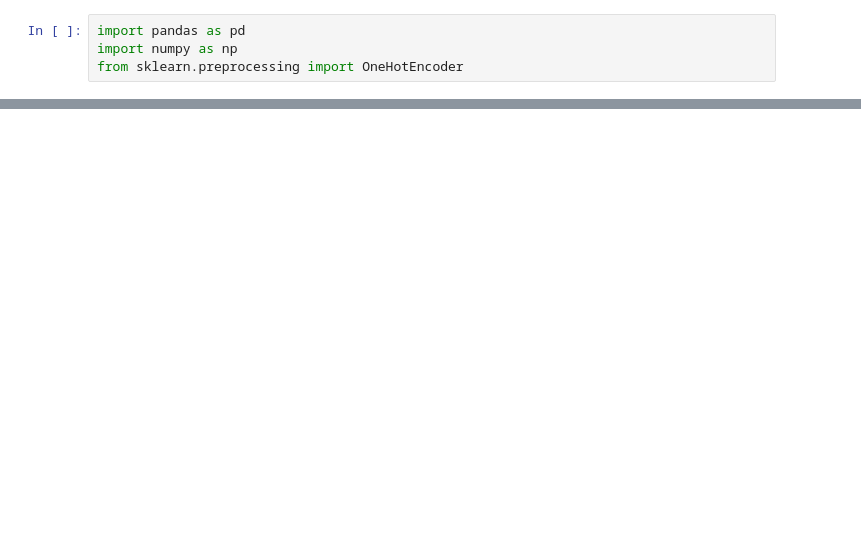
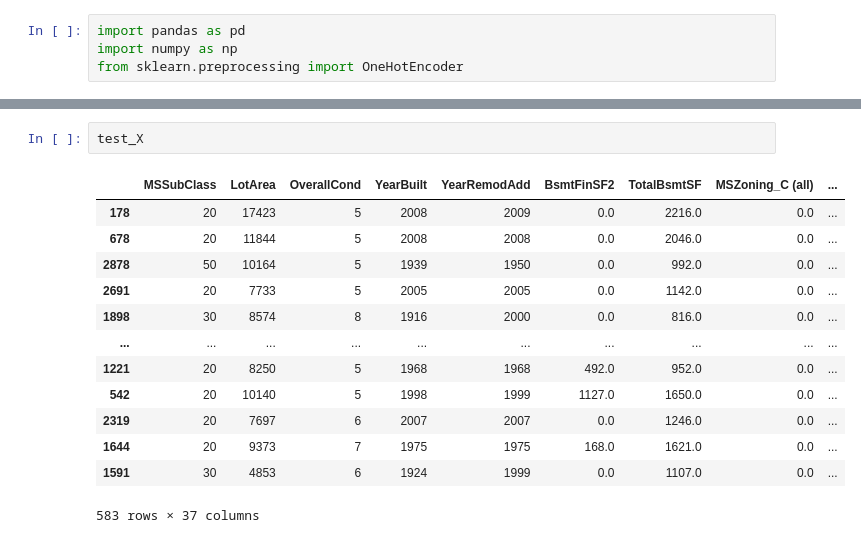
Before and after one commit to cakuang1/microtinygrad, a Jupyter notebook: micro.ipynb, the cells around one changed output, grey strips where cells are left out. Drawn from its saved outputs; the diff is of its cells as text; blank space fills up the shorter version.

```diff
--- a/micro.ipynb
+++ b/micro.ipynb
@@ -162,0 +194,16 @@ nn.train(X,Y)
+# %%
+test_X
+# %% [output]
+|  | MSSubClass | LotArea | OverallCond | YearBuilt | YearRemodAdd | BsmtFinSF2 | TotalBsmtSF | MSZoning_C (all) | ... |
+| 178 | 20 | 17423 | 5 | 2008 | 2009 | 0.0 | 2216.0 | 0.0 | ... |
+| 678 | 20 | 11844 | 5 | 2008 | 2008 | 0.0 | 2046.0 | 0.0 | ... |
+| 2878 | 50 | 10164 | 5 | 1939 | 1950 | 0.0 | 992.0 | 0.0 | ... |
+| 2691 | 20 | 7733 | 5 | 2005 | 2005 | 0.0 | 1142.0 | 0.0 | ... |
+| 1898 | 30 | 8574 | 8 | 1916 | 2000 | 0.0 | 816.0 | 0.0 | ... |
+| ... | ... | ... | ... | ... | ... | ... | ... | ... | ... |
+| 1221 | 20 | 8250 | 5 | 1968 | 1968 | 492.0 | 952.0 | 0.0 | ... |
+| 542 | 20 | 10140 | 5 | 1998 | 1999 | 1127.0 | 1650.0 | 0.0 | ... |
+| 2319 | 20 | 7697 | 6 | 2007 | 2007 | 0.0 | 1246.0 | 0.0 | ... |
+| 1644 | 20 | 9373 | 7 | 1975 | 1975 | 168.0 | 1621.0 | 0.0 | ... |
+| 1591 | 30 | 4853 | 6 | 1924 | 1999 | 0.0 | 1107.0 | 0.0 | ... |
+583 rows × 37 columns
```
Also changed, not shown: parts of 13 cells of this notebook, 2 other files.
